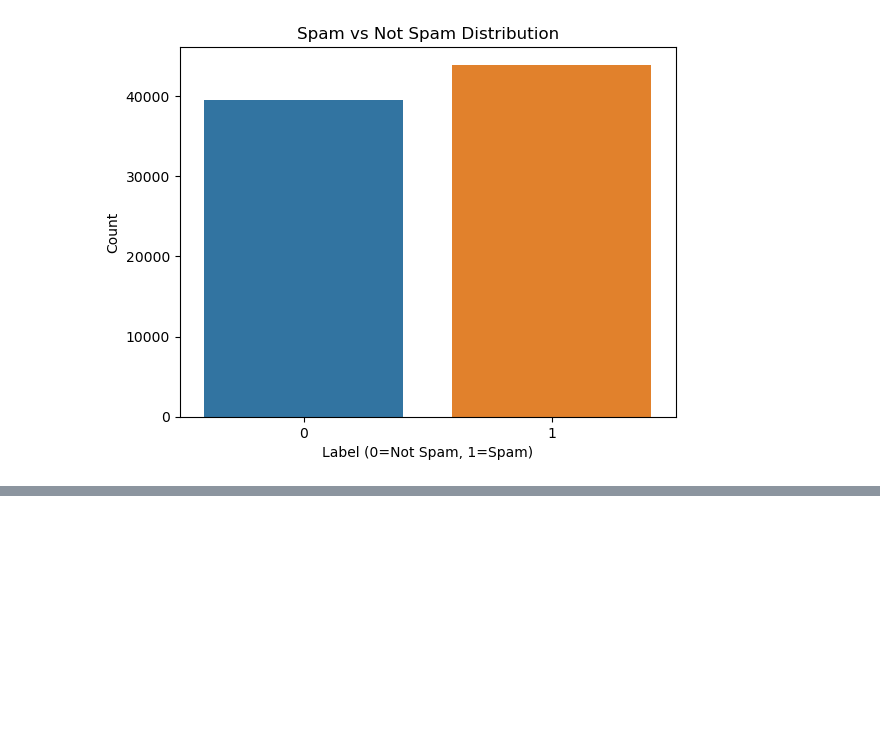
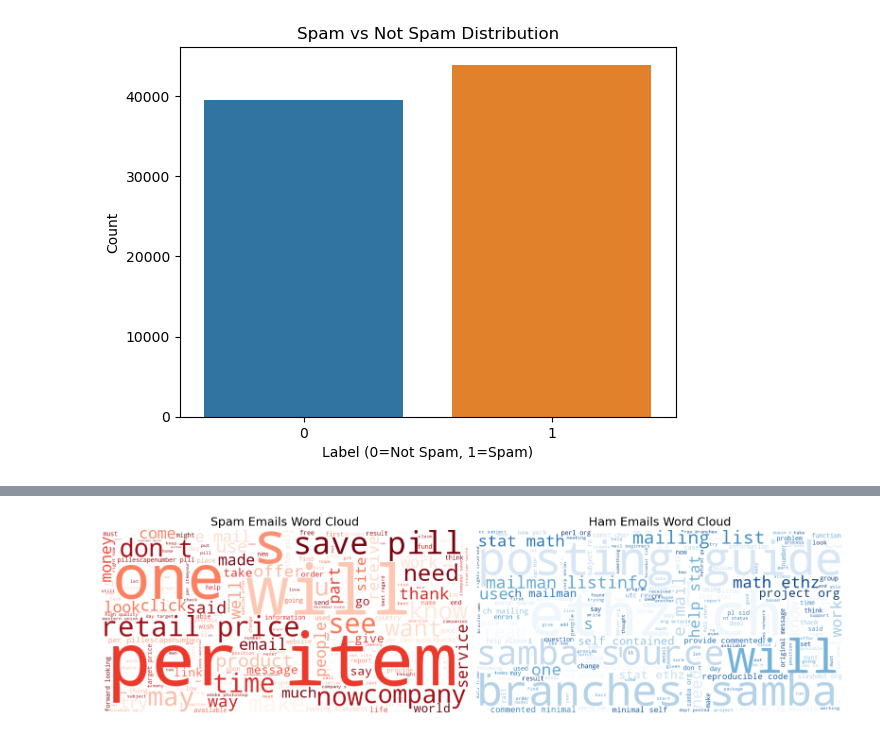
Before and after one commit to kee-rao/SpamClassifier, a Jupyter notebook: training/data_analysis.ipynb, the cells around one changed output, grey strips where cells are left out. Cells and saved outputs as stored; diff of their text form; code cells hidden in the pictures; blank space fills up the shorter version.

Commit message:
added wordcloud

```diff
--- a/training/data_analysis.ipynb
+++ b/training/data_analysis.ipynb
@@ -106,0 +115,48 @@ plt.show()
+# %%
+from wordcloud import WordCloud, STOPWORDS
+import matplotlib.pyplot as plt
+
+# Add custom stopwords if needed
+custom_stopwords = set(STOPWORDS)
+
+# Combine with additional custom stopwords (optional)
+custom_stopwords.update(["com", "http", "ect","www","x","r","c"])  # Add any domain-specific words here
+
+# Filter spam and ham cleaned texts
+spam_text = " ".join(df[df['label'] == 1]['clean_text'].dropna())
+ham_text = " ".join(df[df['label'] == 0]['clean_text'].dropna())
+
+# Generate word clouds with stopwords removed
+spam_wc = WordCloud(
+    width=800,
+    height=400,
+    background_color='white',
+    stopwords=custom_stopwords,
+    colormap='Reds'
+).generate(spam_text)
+
+ham_wc = WordCloud(
+    width=800,
+    height=400,
+    background_color='white',
+    stopwords=custom_stopwords,
+    colormap='Blues'
+).generate(ham_text)
+
+# Plot side by side
+plt.figure(figsize=(16, 8))
+
+plt.subplot(1, 2, 1)
+plt.imshow(spam_wc, interpolation='bilinear')
+plt.axis('off')
+plt.title("Spam Emails Word Cloud", fontsize=18)
+
+plt.subplot(1, 2, 2)
+plt.imshow(ham_wc, interpolation='bilinear')
+plt.axis('off')
+plt.title("Ham Emails Word Cloud", fontsize=18)
+
+plt.tight_layout()
+plt.show()
+# %% [output]
+[figure, added]
```
Also changed, not shown: parts of 3 cells of this notebook.
